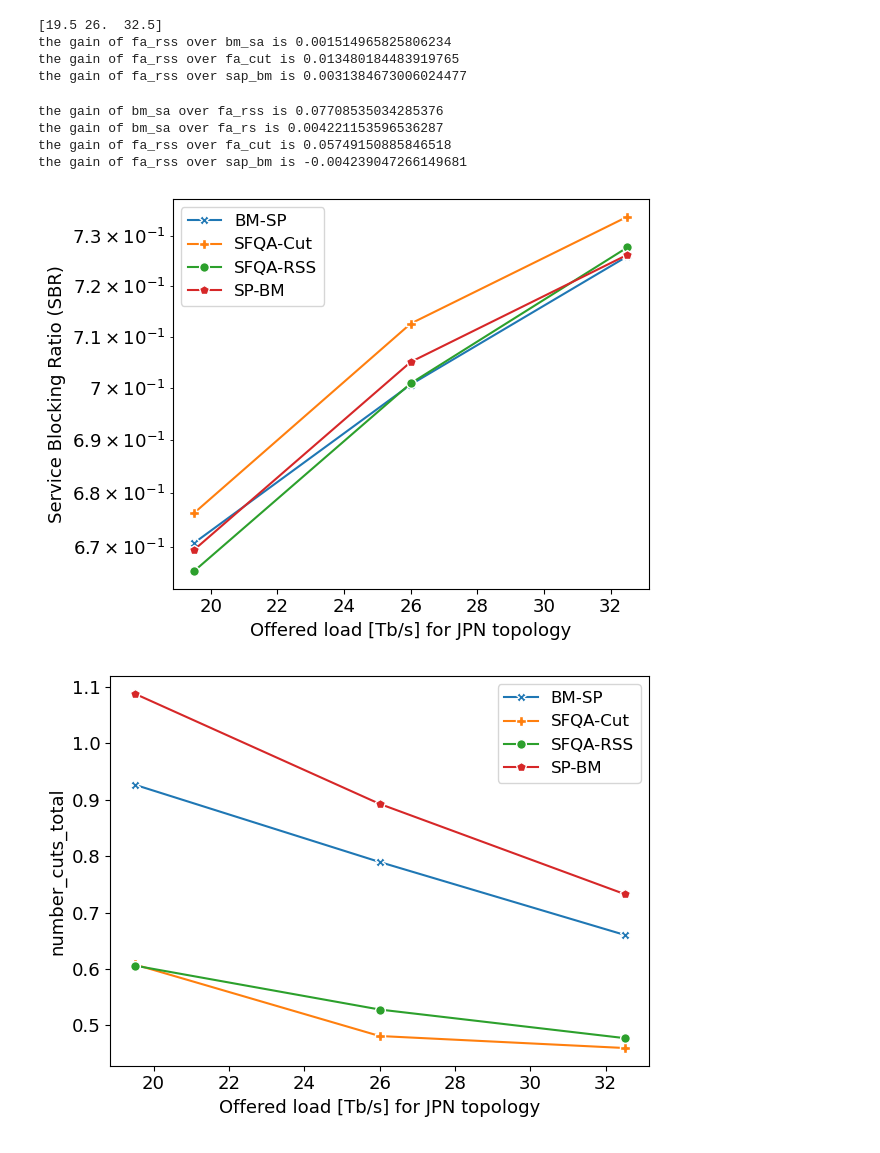
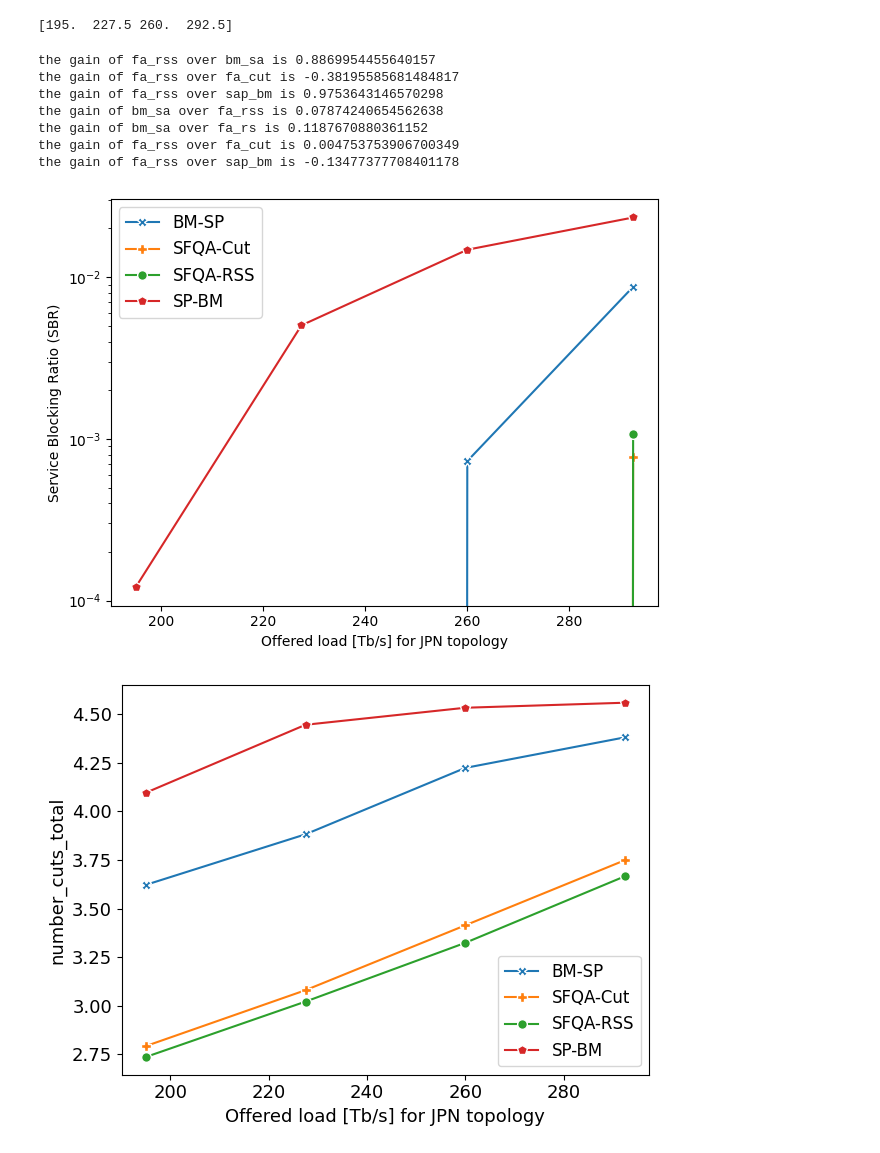
Before and after one commit to ehsan5890/optical-rl-gym-qot-aware, a Jupyter notebook: examples/visualize_loads_jpn.ipynb, the cells around one changed output. Cells and saved outputs as stored; diff of their text form; code cells hidden in the pictures.

```diff
--- a/examples/visualize_loads_jpn.ipynb
+++ b/examples/visualize_loads_jpn.ipynb
@@ -14,9 +14,9 @@ topology_name = 'jpn12'
 figures_floder = f'./{heuristic_log_dir}/figures'
 os.makedirs(figures_floder, exist_ok=True)
 
-min_load = 60
-max_load = 101
-step_length = 20
+min_load = 600
+max_load = 901
+step_length = 100
 steps = int((max_load - min_load) / step_length) + 1
 loads = np.zeros(steps)
 episode_length = 205
@@ -167,40 +167,40 @@ for info in ['service_blocking_rate',
     # print(f"the bm_fa_rss for {info} is {np.mean(bm_fa_rss_loads[info])} ")
     # print(f"the sap_ff for {info} is {np.mean(sap_ff_loads[info])} ")
 
     plt.xlabel('Offered load [Tb/s] for JPN topology')
     # if info == 'service_blocking_per_hundred_arrivals':
     #     plt.ylabel('Service Blocking Ratio (SBR)', fontsize=13)
     # elif info == 'episode_frag_metric':
     #     plt.ylabel('RSS metric', fontsize=13)
     # else:
     #     plt.ylabel(info)
     plt.tight_layout()
     plt.legend(loc='upper right')
     if info is 'total_path_length':
         plt.ylabel('Average path length')
     elif info is 'service_blocking_rate':
         plt.ylabel('Service Blocking Ratio (SBR)')
     elif info is 'rss_total_metric':
         plt.ylabel('RSS metric')
     elif info is 'avrage_gsnr':
         plt.ylabel('GSNR')
     elif info is 'average_mod_level':
         plt.ylabel('Average Modulation level')
     else:
         plt.ylabel(info)
     plt.legend(fontsize=12)
     plt.tight_layout()
     plt.rcParams.update({'font.size': 13})
     plt.savefig(f'{figures_floder}/{topology_name}-{info}.pdf')
     plt.savefig(f'{figures_floder}/{topology_name}-{info}.svg')
 # %% [output]
-[19.5 26.  32.5]
-the gain of fa_rss over bm_sa is 0.001514965825806234
-the gain of fa_rss over fa_cut is 0.013480184483919765
-the gain of fa_rss over sap_bm is 0.0031384673006024477
+[195.  227.5 260.  292.5]
-the gain of bm_sa over fa_rss is 0.07708535034285376
-the gain of bm_sa over fa_rs is 0.004221153596536287
-the gain of fa_rss over fa_cut is 0.05749150885846518
-the gain of fa_rss over sap_bm is -0.004239047266149681
+the gain of fa_rss over bm_sa is 0.8869954455640157
+the gain of fa_rss over fa_cut is -0.38195585681484817
+the gain of fa_rss over sap_bm is 0.9753643146570298
+the gain of bm_sa over fa_rss is 0.07874240654562638
+the gain of bm_sa over fa_rs is 0.1187670880361152
+the gain of fa_rss over fa_cut is 0.004753753906700349
+the gain of fa_rss over sap_bm is -0.13477377708401178
-[figure, old version]
+[figure, new version]
-[figure, old version]
+[figure, new version]
```
Also changed, not shown: parts of 1 cell of this notebook, 18 other files.
